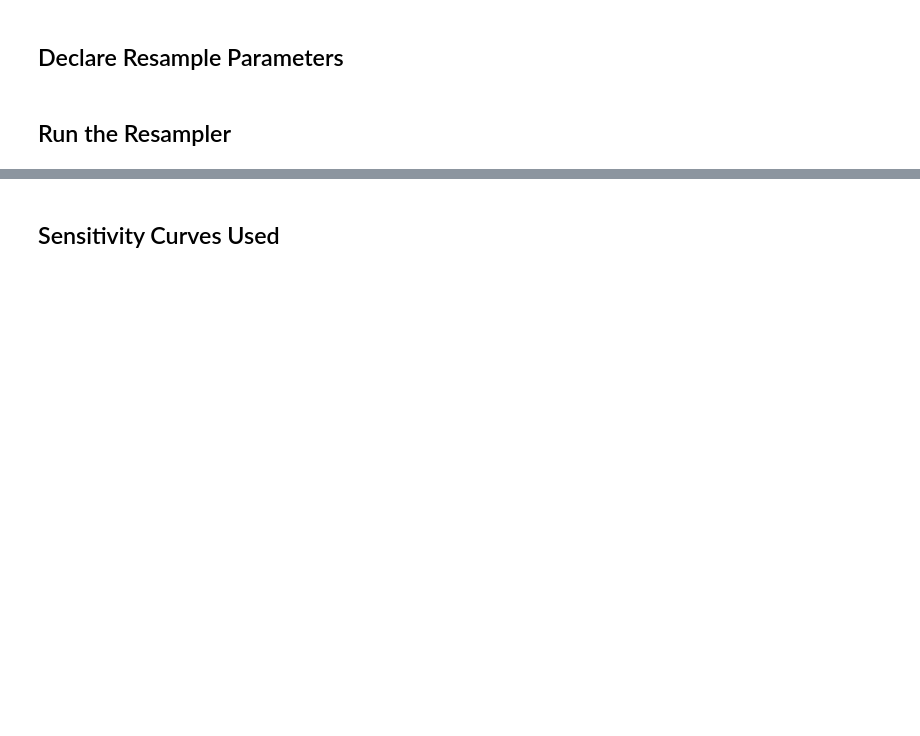
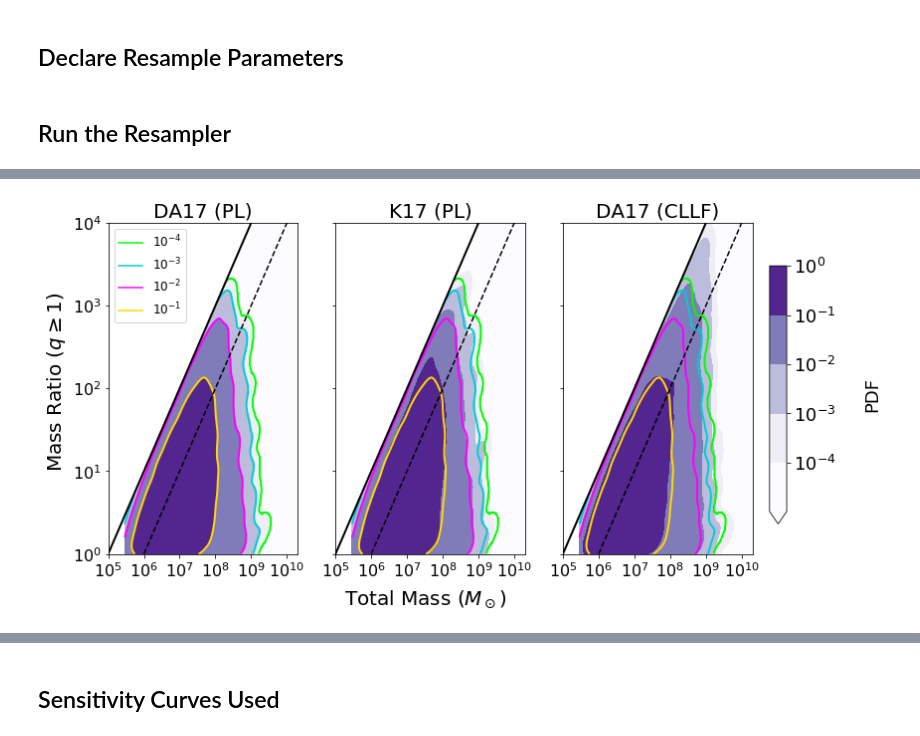
Before and after one commit to mikekatz04/Illustris_LISA_paper, a Jupyter notebook: code/paper_plots.ipynb, the cells around one changed output, grey strips where cells are left out. Saved outputs shown, nothing was run; the diff lists cells and outputs as text; code cells hidden in the pictures; blank space fills up the shorter version.

```diff
--- a/code/paper_plots.ipynb
+++ b/code/paper_plots.ipynb
@@ -293,0 +356,94 @@ for i,label in enumerate(labels):
+# %%
+#labels = ['ND (PL)', 'ND-6 (PL)', 'ND (CLLF)']
+labels = ['DA17 (PL)', 'K17 (PL)', 'DA17 (CLLF)']
+fig, ax = plt.subplots(1, len(labels), sharex=True, sharey=True)
+try:
+    ax = ax.ravel()
+except AttributeError:
+    ax = [ax]
+
+
+plt.subplots_adjust(left=0.08, right=0.83, top=0.9, bottom=0.13)
+fig.set_size_inches(12,6)
+cax = fig.add_axes([0.85, 0.2, 0.02, 0.6])
+tickfontsize=16
+labelfontsize=18
+norm = matplotlib.colors.Normalize(vmin=-4.,vmax=0.)
+
+fig.text(0.02, 0.53, r'Mass Ratio $(q\geq 1)$', rotation='vertical', va='center', ha='center', fontsize=20)
+fig.text(0.45, 0.025, r'Total Mass ($M_\odot$)', va='center', ha='center', fontsize=20)
+
+dl = 1.0
+start_val = -4.0
+end_val = 0.0
+levels = list(np.arange(start_val, end_val+dl, dl))
+levels = [-1000] + levels
+
+line1_xvals = np.linspace(6.0, 11.0)
+line1_yvals = line1_xvals - 6
+
+line2_xvals = np.linspace(5.0, 10.0)
+line2_yvals = line2_xvals - 5
+num = 300
+xx, yy = np.meshgrid(np.linspace(np.log10(evolve_out['data']['mt'].min()), np.log10(evolve_out['data']['mt'].max()), num),
+                     np.linspace((-1*np.log10(evolve_out['data']['mr']).max()), (-1*np.log10(evolve_out['data']['mr']).min()), num))
+
+cmap = matplotlib.cm.Purples
+cmap.set_bad('white', alpha=1.0)
+limiter = -4
+for i, label in enumerate(labels):
+    #sc = 'CLLF' if label == 'ND (CLLF)' else 'PL'
+    sc = 'CLLF' if label == 'DA17 (CLLF)' else 'PL'
+
+    #evolve_label = 'ND' if label != 'ND-6 (PL)' else 'ND-6'
+    evolve_label = 'DA17' if label != 'K17 (PL)' else 'K17'
+
+    cats_all = evolve_out[evolve_label]['cats_det'][sc]
+    data = np.array([np.log10(cats_all['m1'] + cats_all['m2']), -np.log10(mass_ratio_func(cats_all['m1'],cats_all['m2']))])
+    kde = stats.gaussian_kde(data)
+
+    density = kde(np.c_[xx.flat, yy.flat].T).reshape(xx.shape)
+    density = np.log10(density)*(density>10**limiter)+limiter*(density<10**limiter)
+
+    ax[i].plot(line1_xvals, line1_yvals, color='k', ls='dashed')
+    ax[i].plot(line2_xvals, line2_yvals, color='k', lw=2)
+    mask_val = 6 if label == 'ND-6 (PL)' else 5
+    density = np.ma.masked_where((xx - mask_val < yy), density)
+
+    cset = ax[i].contourf(xx, yy, density, levels=levels, norm=norm, cmap=cmap, extend='min')
+    #if label == 'ND (PL)':
+    if label == 'DA17 (PL)':
+        store_density = density.copy()
+    ax[i].contour(xx, yy, store_density, levels=[-4, -3., -2, -1, 0], colors=['lime', 'darkturquoise', 'magenta', 'gold'], linewidths=2)
+    if i == 0:
+        cbar = fig.colorbar(cset, cax=cax)
+        ticks = [-4,-3,-2,-1,0]
+        cbar.set_ticks(ticks)
+        cbar.set_ticklabels([r'$10^{%i}$'%i for i in ticks])
+        cbar.ax.tick_params(labelsize=labelfontsize)
+        cbar.set_label('PDF', fontsize=labelfontsize, labelpad=27)
+
+    yticks = [0,1,2,3,4]
+    ax[i].set_yticks(yticks)
+    ax[i].set_yticklabels([r'$10^{%i}$'%i for i in yticks], fontsize=tickfontsize)
+    ax[i].set_ylim(0,4)
+
+    xticks = [5,6,7,8,9,10]
+    ax[i].set_xticks(xticks)
+    ax[i].set_xticklabels([r'$10^{%i}$'%i for i in xticks], fontsize=tickfontsize)
+    ax[i].set_xlim(5, 10.3)
+    ax[i].set_title(label, fontsize=20)
+    if i == 0:
+        for level, color in zip([-4, -3., -2, -1, 0], ['lime', 'darkturquoise', 'magenta', 'gold']):
+            ax[i].plot([-10, -10], [-10, -20], color=color, label=r'$10^{%i}$'%int(level))
+        ax[i].legend(loc='upper left', prop={'size':12})
+
+    #if j == 1:
+     #   ax[i+4].set_xlabel(label, fontsize=labelfontsize)
+
+    #if i == 0:
+    #    ax[4*j].set_ylabel(sc, fontsize=labelfontsize)
+
+#fig.savefig('figures/mt_vs_mr_new.pdf', dpi=200)
+# %% [output]
+[figure, added]
```
Also changed, not shown: parts of 38 cells of this notebook, 7 other files.
